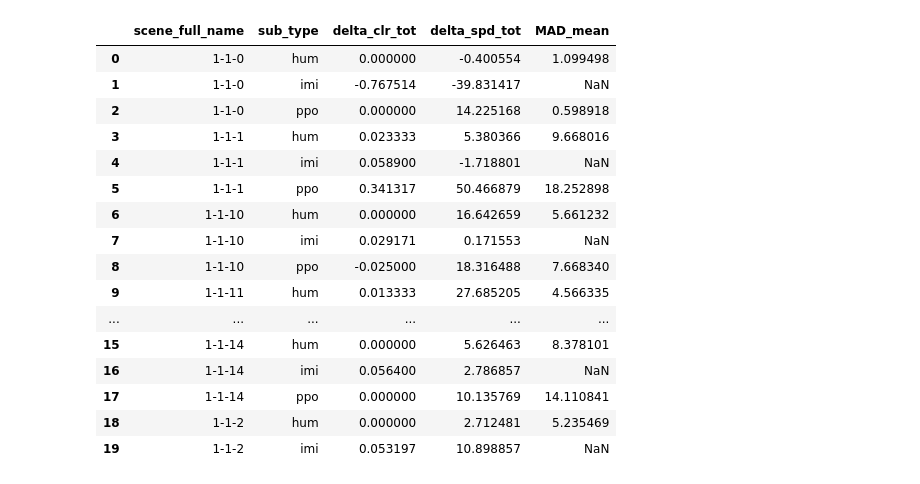
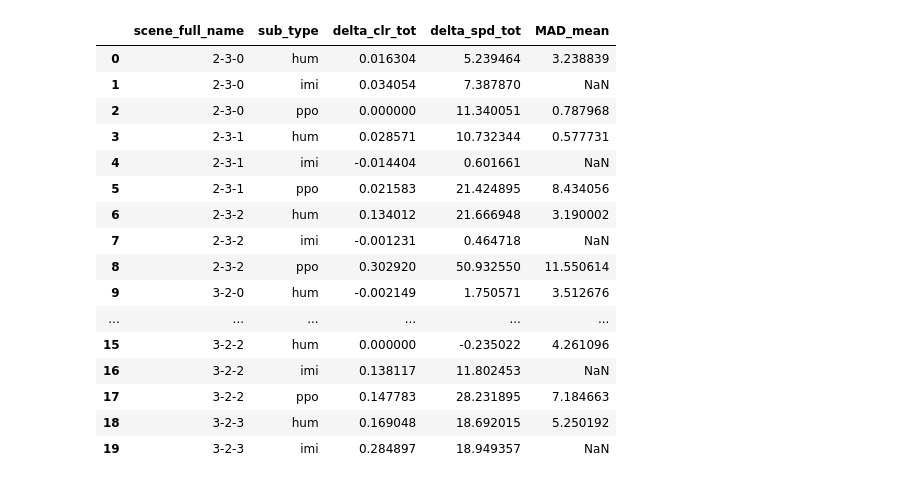
Before and after one commit to HugoDelhaye/select_scene, a Jupyter notebook: notebook/select_scene.ipynb, the cells around one changed output. Cells and saved outputs as stored; diff of their text form; code cells hidden in the pictures.

Commit message:
upgrade select_scene.ipynb

```diff
--- a/notebook/select_scene.ipynb
+++ b/notebook/select_scene.ipynb
@@ -22 +19,11 @@ df
 14500 rows × 12 columns
+# %%
+df_human = df[df['subject'].str.startswith('sub-')].copy()
+df_human['phase'] = df_human['learning_phase'].apply(lambda x: x.split(' ')[1])
+df_human['count_phase'] = df_human.groupby(['phase', 'scene_full_name', 'subject'])['count'].transform('sum')
+mask_drope = df_human['count_phase'] < 10
+scene_to_drope = df_human.loc[mask_drope, 'scene_full_name'].unique()
+mask_drope = df['scene_full_name'].isin(scene_to_drope)
+df = df[~mask_drope].copy()
+print(df['scene_full_name'].nunique())
+df
@@ -23,41 +45,41 @@ df
 # %%
 def get_sub_type(row):
     if row['subject'] == 'ppo':
         return 'ppo'
     elif row['subject'].startswith('im'):
         return 'imi'
     else:
         return 'hum'
 
 df['sub_type'] = df.apply(get_sub_type, axis=1)
 
-df_select = (
+df_sub_type = (
     df
     .groupby(['scene_full_name', 'sub_type'])[
         ['delta_clr_tot', 'delta_spd_tot', 'MAD_mean']
     ]
     .mean()
     .reset_index()
 )
-df_select.head(20)
+df_sub_type.head(20)
 # %% [output]
 |  | scene_full_name | sub_type | delta_clr_tot | delta_spd_tot | MAD_mean |
-| 0 | 1-1-0 | hum | 0.000000 | -0.400554 | 1.099498 |
-| 1 | 1-1-0 | imi | -0.767514 | -39.831417 | NaN |
-| 2 | 1-1-0 | ppo | 0.000000 | 14.225168 | 0.598918 |
-| 3 | 1-1-1 | hum | 0.023333 | 5.380366 | 9.668016 |
-| 4 | 1-1-1 | imi | 0.058900 | -1.718801 | NaN |
-| 5 | 1-1-1 | ppo | 0.341317 | 50.466879 | 18.252898 |
-| 6 | 1-1-10 | hum | 0.000000 | 16.642659 | 5.661232 |
-| 7 | 1-1-10 | imi | 0.029171 | 0.171553 | NaN |
-| 8 | 1-1-10 | ppo | -0.025000 | 18.316488 | 7.668340 |
-| 9 | 1-1-11 | hum | 0.013333 | 27.685205 | 4.566335 |
+| 0 | 2-3-0 | hum | 0.016304 | 5.239464 | 3.238839 |
+| 1 | 2-3-0 | imi | 0.034054 | 7.387870 | NaN |
+| 2 | 2-3-0 | ppo | 0.000000 | 11.340051 | 0.787968 |
+| 3 | 2-3-1 | hum | 0.028571 | 10.732344 | 0.577731 |
+| 4 | 2-3-1 | imi | -0.014404 | 0.601661 | NaN |
+| 5 | 2-3-1 | ppo | 0.021583 | 21.424895 | 8.434056 |
+| 6 | 2-3-2 | hum | 0.134012 | 21.666948 | 3.190002 |
+| 7 | 2-3-2 | imi | -0.001231 | 0.464718 | NaN |
+| 8 | 2-3-2 | ppo | 0.302920 | 50.932550 | 11.550614 |
+| 9 | 3-2-0 | hum | -0.002149 | 1.750571 | 3.512676 |
 | ... | ... | ... | ... | ... | ... |
-| 15 | 1-1-14 | hum | 0.000000 | 5.626463 | 8.378101 |
-| 16 | 1-1-14 | imi | 0.056400 | 2.786857 | NaN |
-| 17 | 1-1-14 | ppo | 0.000000 | 10.135769 | 14.110841 |
-| 18 | 1-1-2 | hum | 0.000000 | 2.712481 | 5.235469 |
-| 19 | 1-1-2 | imi | 0.053197 | 10.898857 | NaN |
+| 15 | 3-2-2 | hum | 0.000000 | -0.235022 | 4.261096 |
+| 16 | 3-2-2 | imi | 0.138117 | 11.802453 | NaN |
+| 17 | 3-2-2 | ppo | 0.147783 | 28.231895 | 7.184663 |
+| 18 | 3-2-3 | hum | 0.169048 | 18.692015 | 5.250192 |
+| 19 | 3-2-3 | imi | 0.284897 | 18.949357 | NaN |
 # %%
 thres_clr = 15
 thres_spd = 15
```
Also changed, not shown: parts of 16 cells of this notebook, 1 other file.
